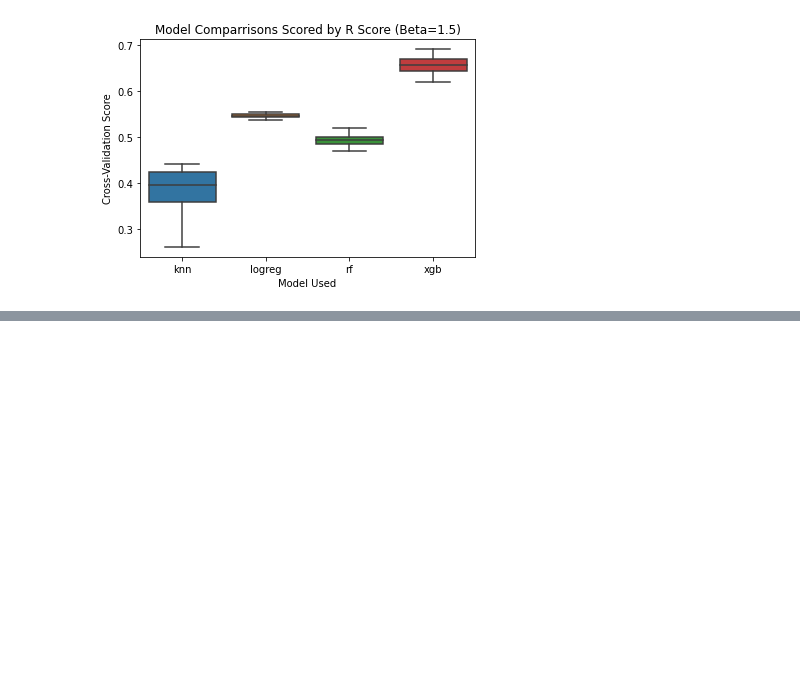
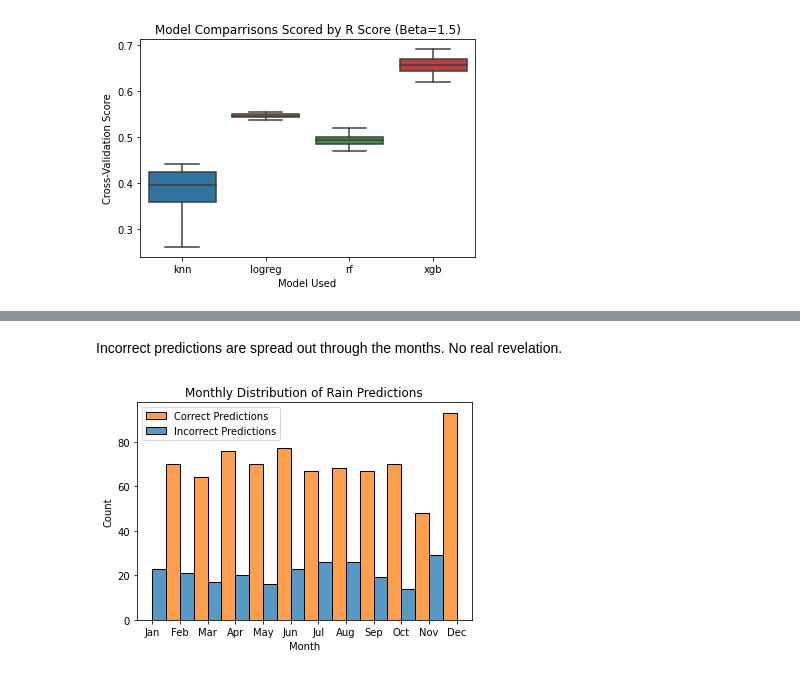
Before and after one commit to aauyeung19/Metis-Project-3, a Jupyter notebook: lib/model_eval.ipynb, the cells around one changed output, grey strips where cells are left out. Saved outputs shown, nothing was run; the diff lists cells and outputs as text; code cells hidden in the pictures; blank space fills up the shorter version.

```diff
--- a/lib/model_eval.ipynb
+++ b/lib/model_eval.ipynb
@@ -307,0 +182,17 @@ Name: 0, dtype: object
+# %%
+perform = X_holdout.copy(deep=True)
+perform['y_true'] = y_holdout
+perform['vote_preds'] = vote.predict(X_holdout)
+# %%
+perform['correct_preds'] = (perform.y_true==perform.vote_preds)
+# %% [markdown]
+Incorrect predictions are spread out through the months. No real revelation.
+# %%
+sns.histplot(x='month', data=perform, hue='correct_preds', multiple='dodge')
+# title
+plt.legend(['Correct Predictions', 'Incorrect Predictions'])
+plt.title('Monthly Distribution of Rain Predictions');
+plt.xlabel('Month');
+plt.xticks(ticks=range(1,13), labels=['Jan', 'Feb', 'Mar', 'Apr', 'May', 'Jun', 'Jul', 'Aug', 'Sep', 'Oct', 'Nov', 'Dec']);
+# %% [output]
+[figure, added]
```
Also changed, not shown: parts of 27 cells of this notebook.
